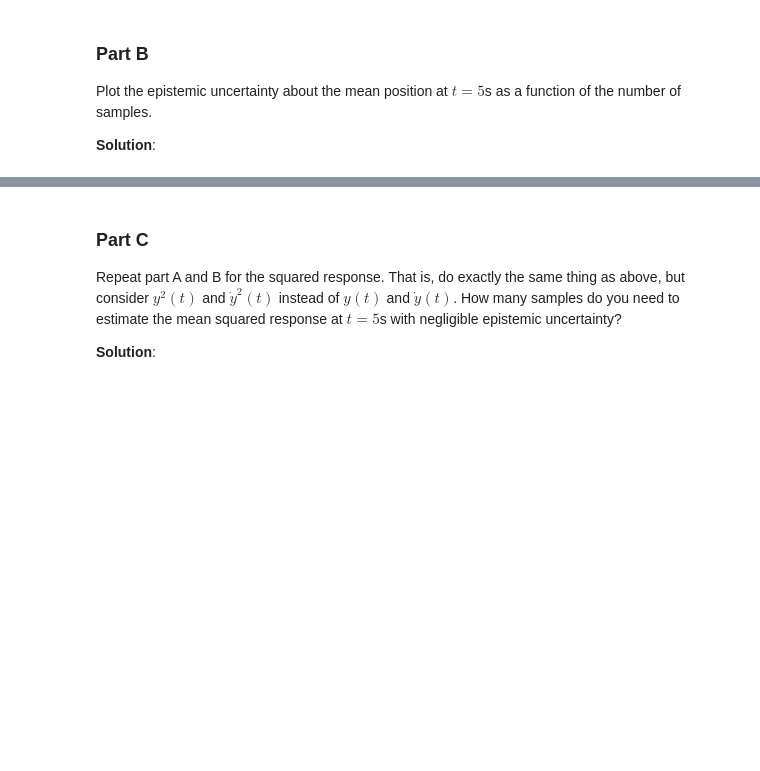
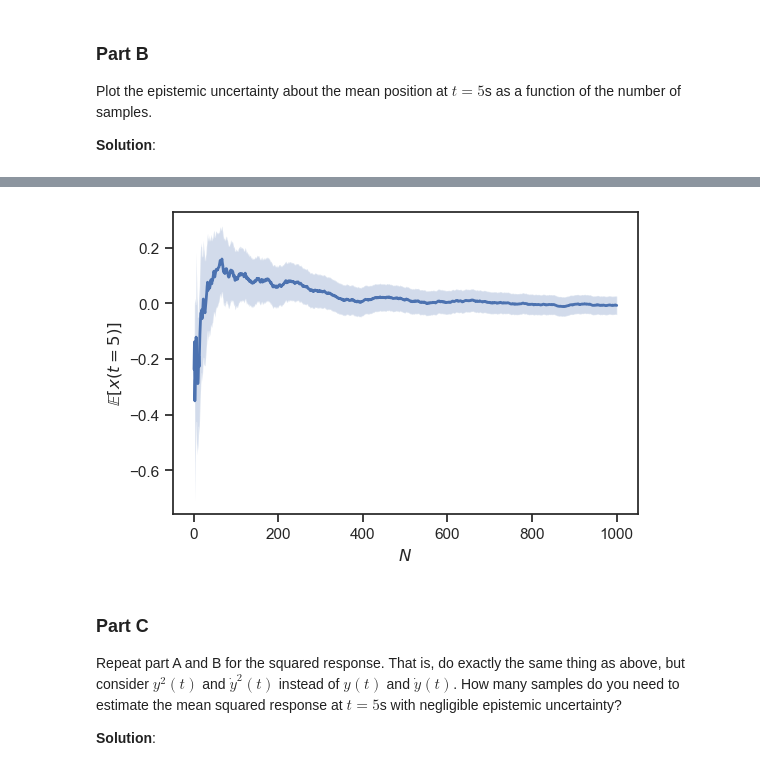
Before and after one commit to flavio-nardi/data-analytics-se, a Jupyter notebook: lecturebook/homework/homework-03.ipynb, the cells around one changed output, grey strips where cells are left out. Drawn from its saved outputs; the diff is of its cells as text; code cells hidden in the pictures; blank space fills up the shorter version.

```diff
--- a/lecturebook/homework/homework-03.ipynb
+++ b/lecturebook/homework/homework-03.ipynb
@@ -304,3 +304,43 @@ ax.plot(num_samples, lower);
+# %%
+N = 1000
+samples = take_samples_from_solver(N)
+
+five_sec_data = samples[:, -1, 0]
+
+x_5sec_running = np.cumsum(five_sec_data) / np.arange(1, N + 1)
+x_5sec2_running = np.cumsum(five_sec_data ** 2) / np.arange(1, N + 1)
+
+# Evaluate the running average of the variance
+sigma2_running = x_5sec2_running - x_5sec_running ** 2
+
+x_5sec_lower_running = (
+    x_5sec_running
+    - 2.0 * np.sqrt(sigma2_running / np.arange(1, N + 1))
+)
+# Running upper bound for the predictive interval
+x_5sec_upper_running = (
+    x_5sec_running
+    + 2.0 * np.sqrt(sigma2_running / np.arange(1, N + 1))
+)
+
+# A common plot for all estimates
+fig, ax = plt.subplots()
+# Shaded area for the interval
+ax.fill_between(
+    np.arange(1, N + 1),
+    x_5sec_lower_running,
+    x_5sec_upper_running,
+    alpha=0.25
+)
+# Here is the MC estimate:
+ax.plot(np.arange(1, N+1), x_5sec_running, 'b', lw=2)
+# # The true value
+# ax.plot(np.arange(1, N+1), [(4.0 + 400.0) / 2] * N, color='r')
+# and the labels
+ax.set_xlabel('$N$')
+ax.set_ylabel(r'$\mathbb{E}[x(t=5)]$');
+# %% [output]
+[figure, added]
 # %% [markdown]
 ### Part C
 Repeat part A and B for the squared response.
```
Also changed, not shown: parts of 5 cells of this notebook.
